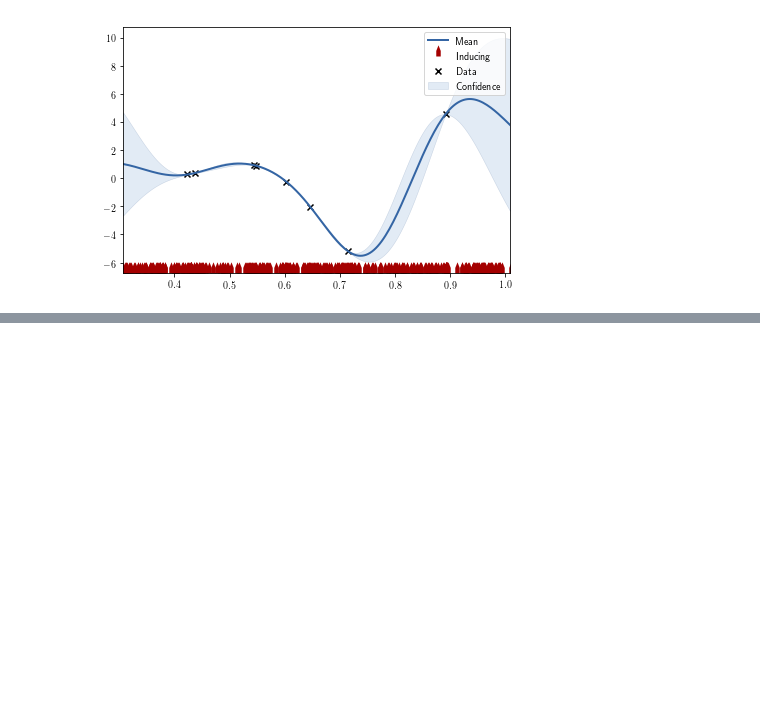
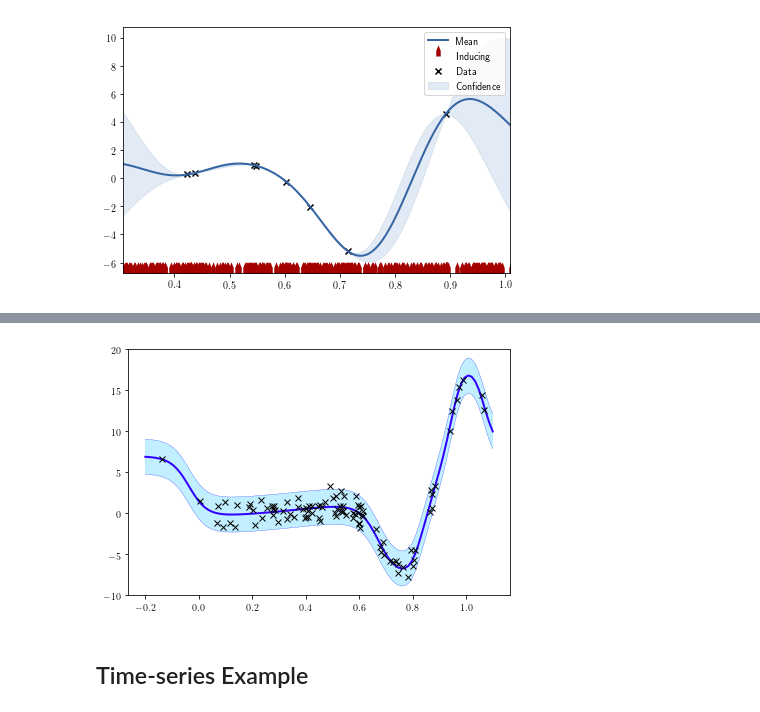
Before and after one commit to zhenwendai/zhenwendai.github.io, a Jupyter notebook: _talks/plymouth2019/notebooks/GP_notebook.ipynb, the cells around one changed output, grey strips where cells are left out. Cells and saved outputs as stored; diff of their text form; code cells hidden in the pictures; blank space fills up the shorter version.

```diff
--- a/_talks/plymouth2019/notebooks/GP_notebook.ipynb
+++ b/_talks/plymouth2019/notebooks/GP_notebook.ipynb
@@ -224,0 +329,21 @@ fig.savefig('../diagrams/lots_data_nn_fit.png', dpi=300)
+# %%
+import mxnet as mx
+from mxnet import autograd
+
+X_mx = mx.nd.array(X)
+Y_mx = mx.nd.array(Y)
+params = net.collect_params()
+sigma2_bt = params.get('sigma2', shape=(1,), init = mx.initializer.Constant(mx.nd.array([0.01])))
+params.initialize()
+
+
+trainer = gluon.Trainer(params, 'adam', {'learning_rate': .01})
+
+for i in range(1000):
+    with autograd.record():
+        output = net(X_mx)
+        sigma2_bt = params.get('sigma2').data()
+        sigma2 = mx.nd.exp(sigma2_bt)
+        loss = -(-((output-Y_mx)**2)/(2*sigma2) + mx.nd.log(2*np.pi*sigma2)/-2).sum()
+    loss.backward()
+    trainer.step(1)
@@ -224,0 +361,13 @@ fig.savefig('../diagrams/lots_data_nn_fit.png', dpi=300)
+# %%
+sigma = np.sqrt(np.exp(params.get('sigma2').data().asnumpy()))
+fig = figure()
+ax = fig.gca()
+gpplot(x_test, y_test, y_test-2*sigma, y_test+2*sigma, ax=ax)
+ax.plot(X, Y, 'kx')
+ax.set_ylim(-10,20)
+fig.tight_layout()
+fig.savefig('../diagrams/lots_data_nn_fit_with_noise.png', dpi=300)
+# %% [output]
+[figure, added]
+# %% [markdown]
+## Time-series Example
```
Also changed, not shown: parts of 32 cells of this notebook, 23 other files.
